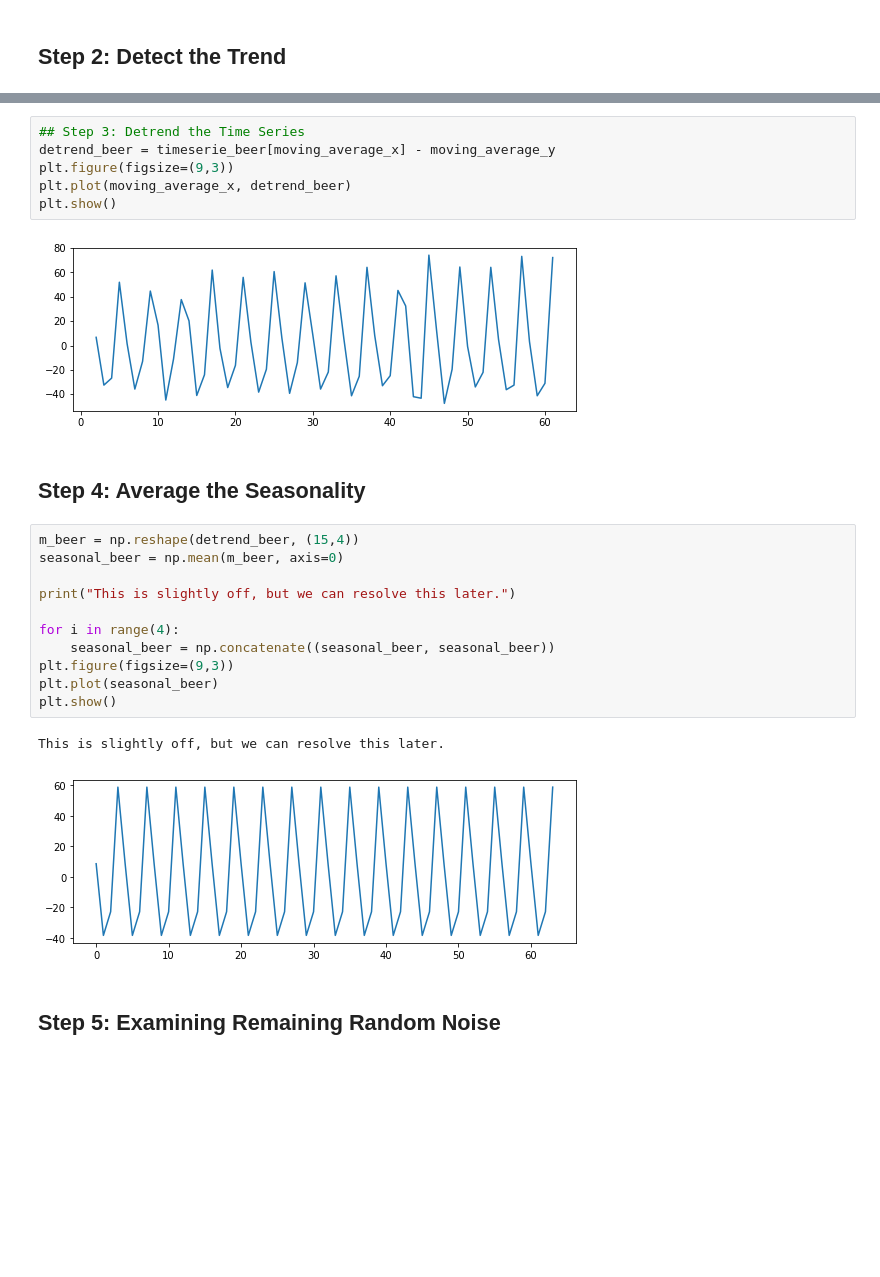
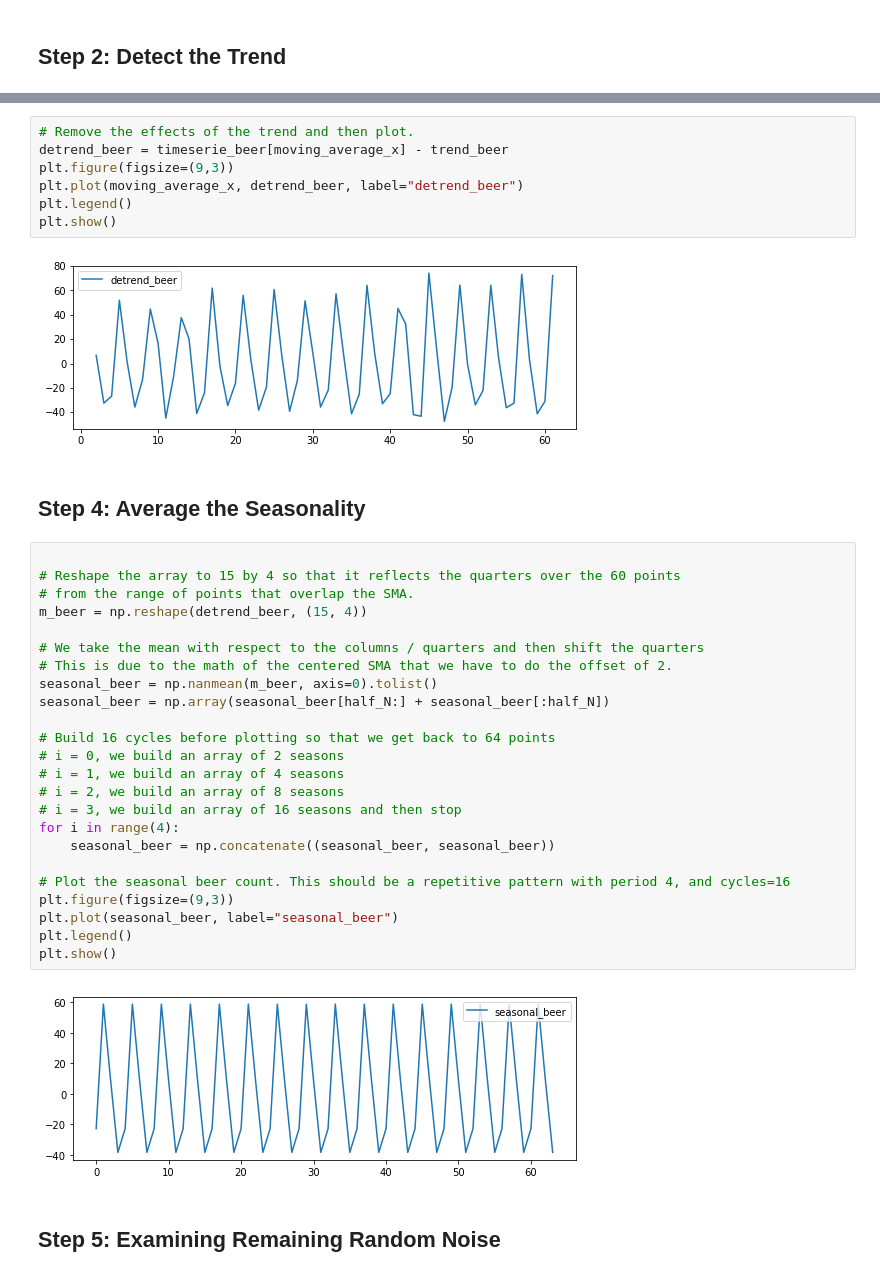
Before and after one commit to alkaline-ml/pmdarima, a Jupyter notebook: examples/Seasonal Trend Decomposition - Additive.ipynb, the cells around one changed output, grey strips where cells are left out. Saved outputs shown, nothing was run; the diff lists cells and outputs as text; blank space fills up the shorter version.

```diff
--- a/examples/Seasonal Trend Decomposition - Additive.ipynb
+++ b/examples/Seasonal Trend Decomposition - Additive.ipynb
@@ -36,26 +54,39 @@ plt.show()
 # %%
-## Step 3: Detrend the Time Series
-detrend_beer = timeserie_beer[moving_average_x] - moving_average_y
+# Remove the effects of the trend and then plot.
+detrend_beer = timeserie_beer[moving_average_x] - trend_beer
 plt.figure(figsize=(9,3))
-plt.plot(moving_average_x, detrend_beer)
+plt.plot(moving_average_x, detrend_beer, label="detrend_beer")
+plt.legend()
 plt.show()
 # %% [output]
-[figure, old version]
+[figure, new version]
 # %% [markdown]
 ## Step 4: Average the Seasonality
-# %%
-m_beer = np.reshape(detrend_beer, (15,4))
-seasonal_beer = np.mean(m_beer, axis=0)
-
-print("This is slightly off, but we can resolve this later.")
-
-for i in range(4):
-    seasonal_beer = np.concatenate((seasonal_beer, seasonal_beer))
-plt.figure(figsize=(9,3))
-plt.plot(seasonal_beer)
-plt.show()
-# %% [output]
-This is slightly off, but we can resolve this later.
-[figure, removed]
+# %%
+
+# Reshape the array to 15 by 4 so that it reflects the quarters over the 60 points
+# from the range of points that overlap the SMA.
+m_beer = np.reshape(detrend_beer, (15, 4))
+
+# We take the mean with respect to the columns / quarters and then shift the quarters
+# This is due to the math of the centered SMA that we have to do the offset of 2.
+seasonal_beer = np.nanmean(m_beer, axis=0).tolist()
+seasonal_beer = np.array(seasonal_beer[half_N:] + seasonal_beer[:half_N])
+
+# Build 16 cycles before plotting so that we get back to 64 points
+# i = 0, we build an array of 2 seasons
+# i = 1, we build an array of 4 seasons
+# i = 2, we build an array of 8 seasons
+# i = 3, we build an array of 16 seasons and then stop
+for i in range(4):
+    seasonal_beer = np.concatenate((seasonal_beer, seasonal_beer))
+
+# Plot the seasonal beer count. This should be a repetitive pattern with period 4, and cycles=16
+plt.figure(figsize=(9,3))
+plt.plot(seasonal_beer, label="seasonal_beer")
+plt.legend()
+plt.show()
+# %% [output]
+[figure, added]
 # %% [markdown]
 ## Step 5: Examining Remaining Random Noise
```
Also changed, not shown: parts of 15 cells of this notebook, 1 other file.
